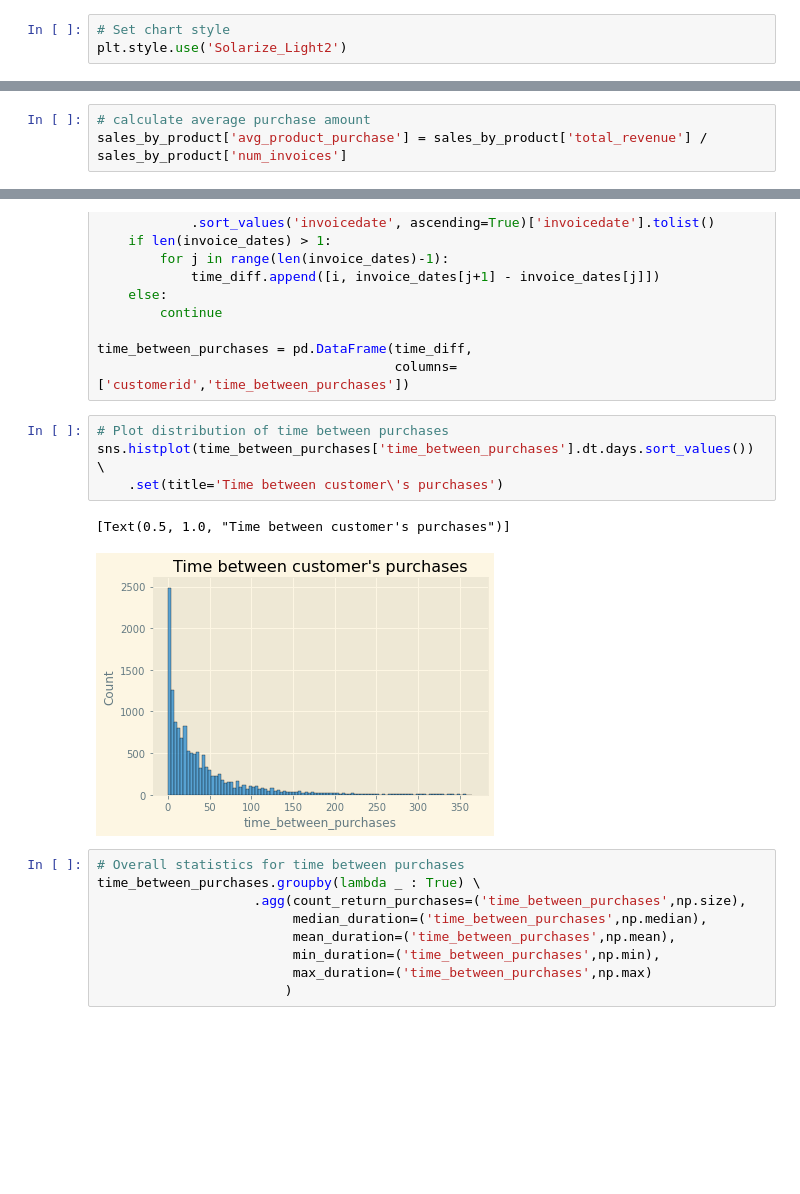
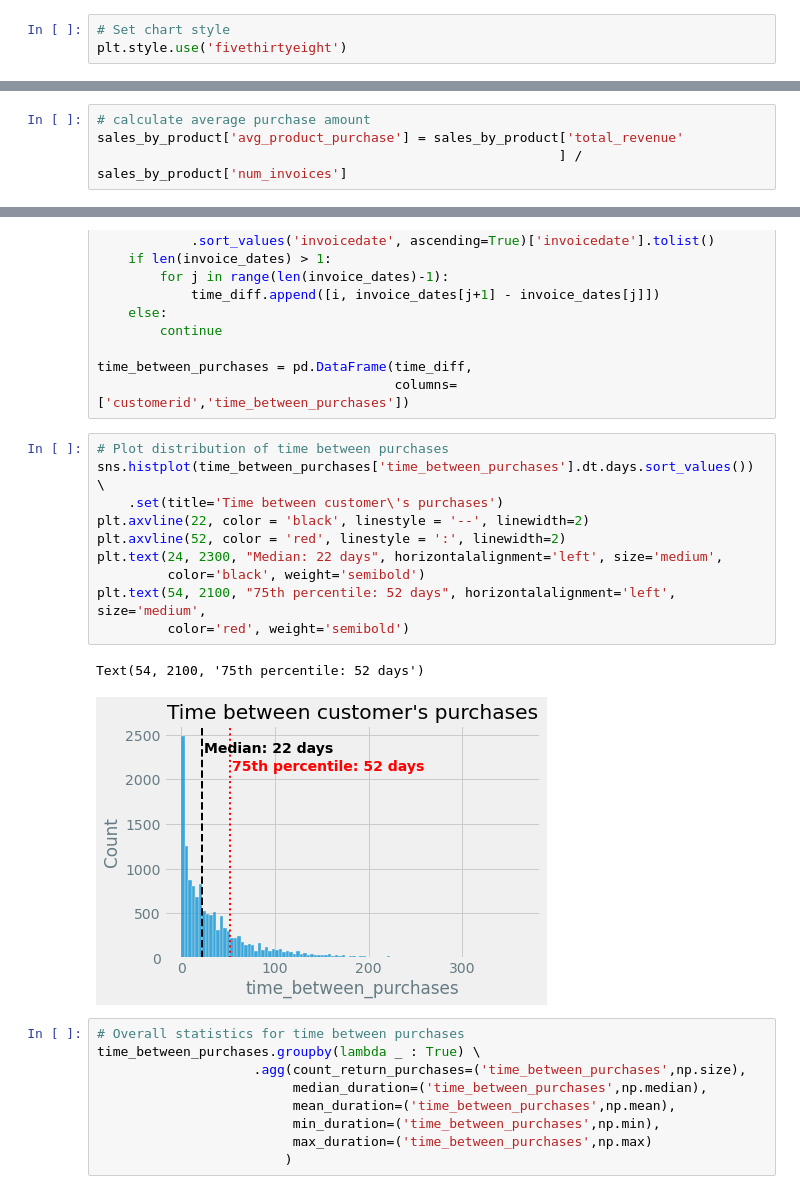
Before and after one commit to samuel-ang/product-recommender, a Jupyter notebook: code/2. Data Preprocessing & EDA.ipynb, the cells around one changed output, grey strips where cells are left out. Cells and saved outputs as stored; diff of their text form; blank space fills up the shorter version.

```diff
--- a/code/2. Data Preprocessing & EDA.ipynb
+++ b/code/2. Data Preprocessing & EDA.ipynb
@@ -93,6 +85,6 @@ import funk_svd
 # %%
 # Set chart style
-plt.style.use('Solarize_Light2')
+plt.style.use('fivethirtyeight')
 # %%
 # Set float display options
 pd.set_option('display.float_format','{:,.2f}'.format)
@@ -206,7 +198,8 @@ sales_by_product = sales_data.groupby('stockcode_caps').agg(total_revenue=('reve
                                                ).reset_index()
 # %%
 # calculate average purchase amount
-sales_by_product['avg_product_purchase'] = sales_by_product['total_revenue'] / sales_by_product['num_invoices']
+sales_by_product['avg_product_purchase'] = sales_by_product['total_revenue'
+                                                           ] / sales_by_product['num_invoices']
 # %%
 # Check for product with sales below zero: 0.5% of products have total sales less than zero
 product_negative = sales_by_product[sales_by_product['total_revenue']<0]
@@ -601,10 +695,16 @@ time_between_purchases = pd.DataFrame(time_diff,
 # %%
 # Plot distribution of time between purchases
 sns.histplot(time_between_purchases['time_between_purchases'].dt.days.sort_values()) \
     .set(title='Time between customer\'s purchases')
+plt.axvline(22, color = 'black', linestyle = '--', linewidth=2)
+plt.axvline(52, color = 'red', linestyle = ':', linewidth=2)
+plt.text(24, 2300, "Median: 22 days", horizontalalignment='left', size='medium',
+         color='black', weight='semibold')
+plt.text(54, 2100, "75th percentile: 52 days", horizontalalignment='left', size='medium',
+         color='red', weight='semibold')
 # %% [output]
-[Text(0.5, 1.0, "Time between customer's purchases")]
+Text(54, 2100, '75th percentile: 52 days')
-[figure, old version]
+[figure, new version]
 # %%
 # Overall statistics for time between purchases
 time_between_purchases.groupby(lambda _ : True) \
```
Also changed, not shown: parts of 24 cells of this notebook, 1 other file.
